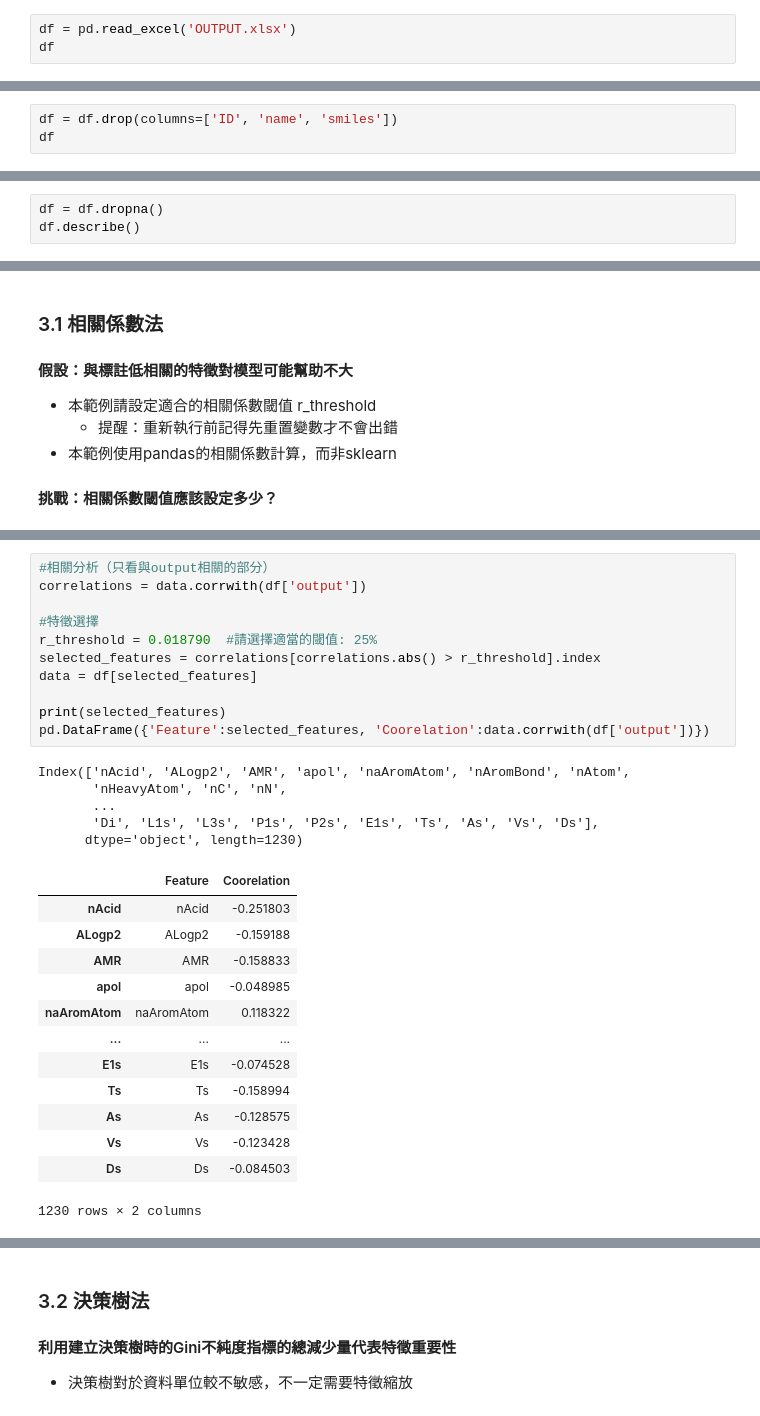
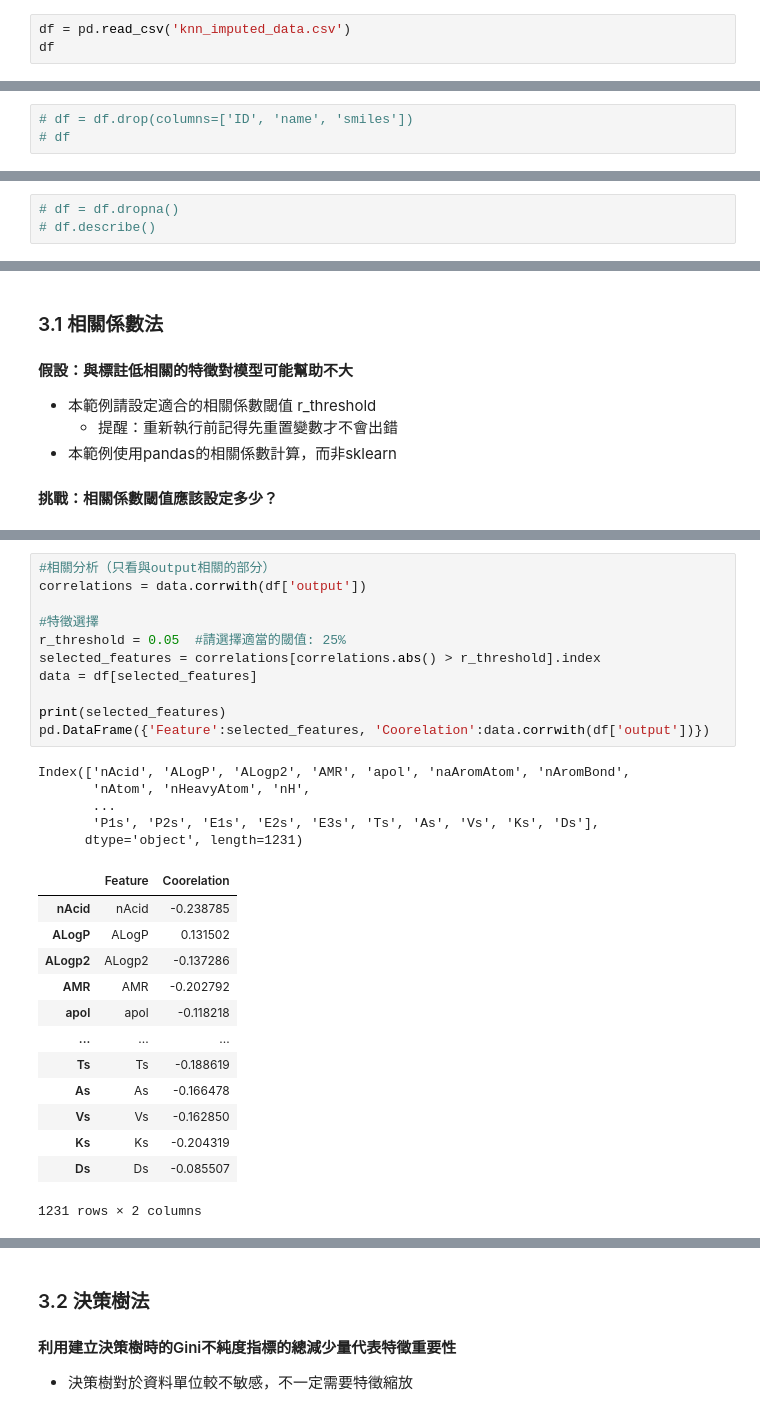
Before and after one commit to Abathur0u0/VirtualScreening_github, a Jupyter notebook: Day2_特徵工程.ipynb, the cells around one changed output, grey strips where cells are left out. Cells and saved outputs as stored; diff of their text form.

```diff
--- a/Day2_特徵工程.ipynb
+++ b/Day2_特徵工程.ipynb
@@ -14,6 +14,6 @@ from sklearn.decomposition import PCA
 ## 一、資料集
 * 請上傳你的資料集並更改為你的檔名
 # %%
-df = pd.read_excel('OUTPUT.xlsx')
+df = pd.read_csv('knn_imputed_data.csv')
 df
 # %% [output]
@@ -33,5 +33,5 @@ df
 # %% [markdown]
 ## 刪除欄位
 # %%
-df = df.drop(columns=['ID', 'name', 'smiles'])
-df
+# df = df.drop(columns=['ID', 'name', 'smiles'])
+# df
@@ -54,8 +40,8 @@ df
 * 請同學直接使用上週填補資料的結果
 * 本範例直接刪除空值的資料（浪費！）
 # %%
-df = df.dropna()
-df.describe()
+# df = df.dropna()
+# df.describe()
 # %% [output]
 |  | output | nAcid | ALogP | ALogp2 | AMR | apol | naAromAtom | nAromBond | nAtom | nHeavyAtom | ... |
 | count | 734.000000 | 734.000000 | 734.000000 | 7.340000e+02 | 734.000000 | 734.000000 | 734.000000 | 734.000000 | 734.000000 | 734.000000 | ... |
@@ -171,32 +139,32 @@ df_corr.describe()
 # %%
 #相關分析（只看與output相關的部分）
 correlations = data.corrwith(df['output'])
 
 #特徵選擇
-r_threshold = 0.018790  #請選擇適當的閾值: 25%
+r_threshold = 0.05  #請選擇適當的閾值: 25%
 selected_features = correlations[correlations.abs() > r_threshold].index
 data = df[selected_features]
 
 print(selected_features)
 pd.DataFrame({'Feature':selected_features, 'Coorelation':data.corrwith(df['output'])})
 # %% [output]
-Index(['nAcid', 'ALogp2', 'AMR', 'apol', 'naAromAtom', 'nAromBond', 'nAtom',
-       'nHeavyAtom', 'nC', 'nN',
+Index(['nAcid', 'ALogP', 'ALogp2', 'AMR', 'apol', 'naAromAtom', 'nAromBond',
+       'nAtom', 'nHeavyAtom', 'nH',
        ...
-       'Di', 'L1s', 'L3s', 'P1s', 'P2s', 'E1s', 'Ts', 'As', 'Vs', 'Ds'],
-      dtype='object', length=1230)
+       'P1s', 'P2s', 'E1s', 'E2s', 'E3s', 'Ts', 'As', 'Vs', 'Ks', 'Ds'],
+      dtype='object', length=1231)
 |  | Feature | Coorelation |
-| nAcid | nAcid | -0.251803 |
-| ALogp2 | ALogp2 | -0.159188 |
-| AMR | AMR | -0.158833 |
-| apol | apol | -0.048985 |
-| naAromAtom | naAromAtom | 0.118322 |
+| nAcid | nAcid | -0.238785 |
+| ALogP | ALogP | 0.131502 |
+| ALogp2 | ALogp2 | -0.137286 |
+| AMR | AMR | -0.202792 |
+| apol | apol | -0.118218 |
 | ... | ... | ... |
-| E1s | E1s | -0.074528 |
-| Ts | Ts | -0.158994 |
-| As | As | -0.128575 |
-| Vs | Vs | -0.123428 |
-| Ds | Ds | -0.084503 |
+| Ts | Ts | -0.188619 |
+| As | As | -0.166478 |
+| Vs | Vs | -0.162850 |
+| Ks | Ks | -0.204319 |
+| Ds | Ds | -0.085507 |
-1230 rows × 2 columns
+1231 rows × 2 columns
 # %%
 X = data
```
Also changed, not shown: parts of 15 cells of this notebook, 2 other files.
